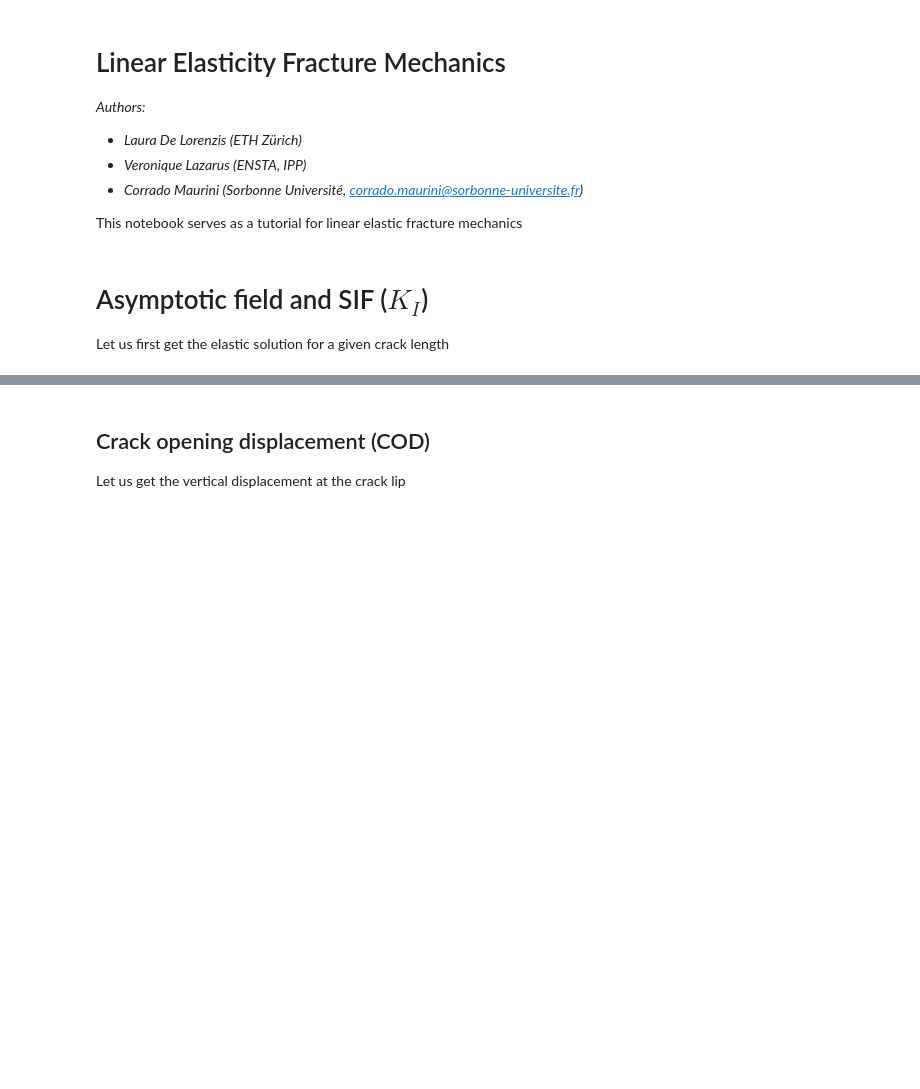
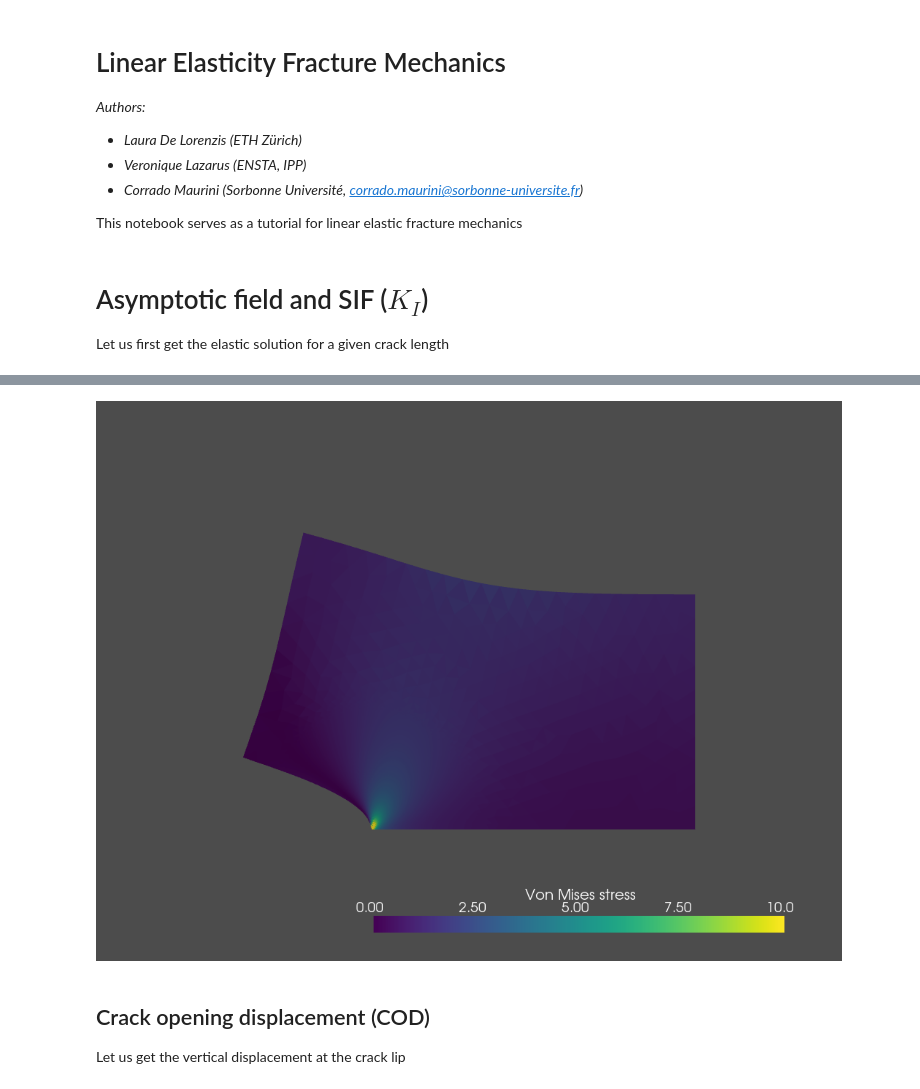
Before and after one commit to msolides-2022/fracture, a Jupyter notebook: 02-LEFM.ipynb, the cells around one changed output, grey strips where cells are left out. Cells and saved outputs as stored; diff of their text form; code cells hidden in the pictures; blank space fills up the shorter version.

```diff
--- a/02-LEFM.ipynb
+++ b/02-LEFM.ipynb
@@ -57,25 +57,27 @@ The potential energy for Lcrack=3.000e-01 is -4.107e-01
 # %%
 from utils import warp_plot_2d
 import pyvista
-pyvista.set_jupyter_backend("pythreejs")
+pyvista.set_jupyter_backend("none")
 # Other possible pyvista backend if the current one is not working:
 # "ipyvtklink", "panel", "pythreejs", "static", "pythreejs", "none"
 
 import ufl
 sigma_iso = 1./3*ufl.tr(sigma_ufl)*ufl.Identity(uh.geometric_dimension())
 sigma_dev =  sigma_ufl - sigma_iso
 von_Mises = ufl.sqrt(3./2*ufl.inner(sigma_dev, sigma_dev))
 V_dg = fem.FunctionSpace(uh.function_space.mesh, ("DG", 0))
 stress_expr = fem.Expression(von_Mises, V_dg.element.interpolation_points())
 vm_stress = fem.Function(V_dg)
 vm_stress.interpolate(stress_expr)
 plotter = warp_plot_2d(uh,cell_field=vm_stress,field_name="Von Mises stress", factor=.1,show_edges=False,clim=[0, 10])
-pyvista.OFF_SCREEN = True
+pyvista.OFF_SCREEN = False
 if not pyvista.OFF_SCREEN:
     plotter.show()
 else:
     pyvista.start_xvfb(wait=0.1)
     figure = plotter.screenshot(f"{outdir}/VonMises.png")
+# %% [output]
+[figure, added]
 # %% [markdown]
 ## Crack opening displacement (COD)
 
```
Also changed, not shown: parts of 6 cells of this notebook.
